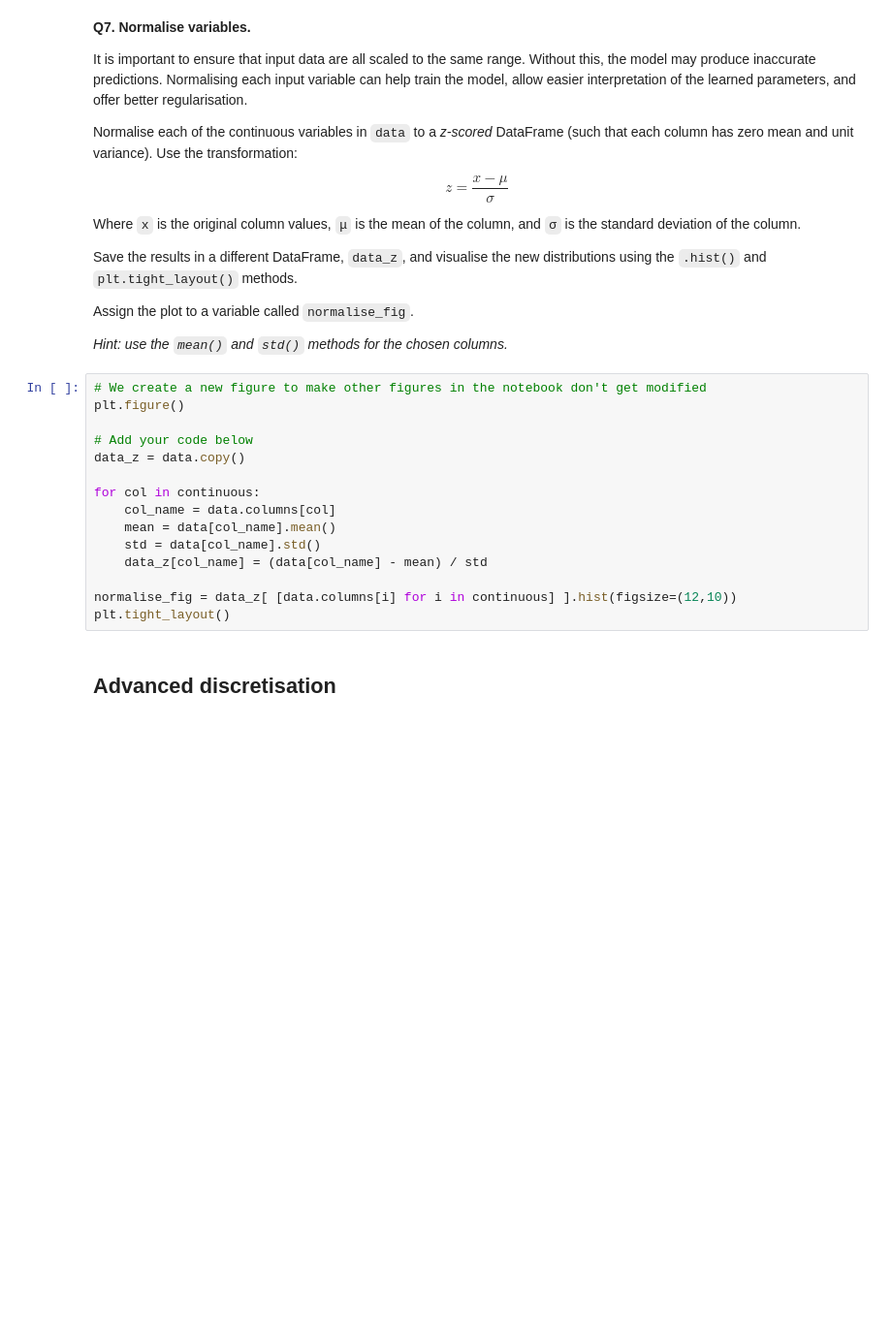
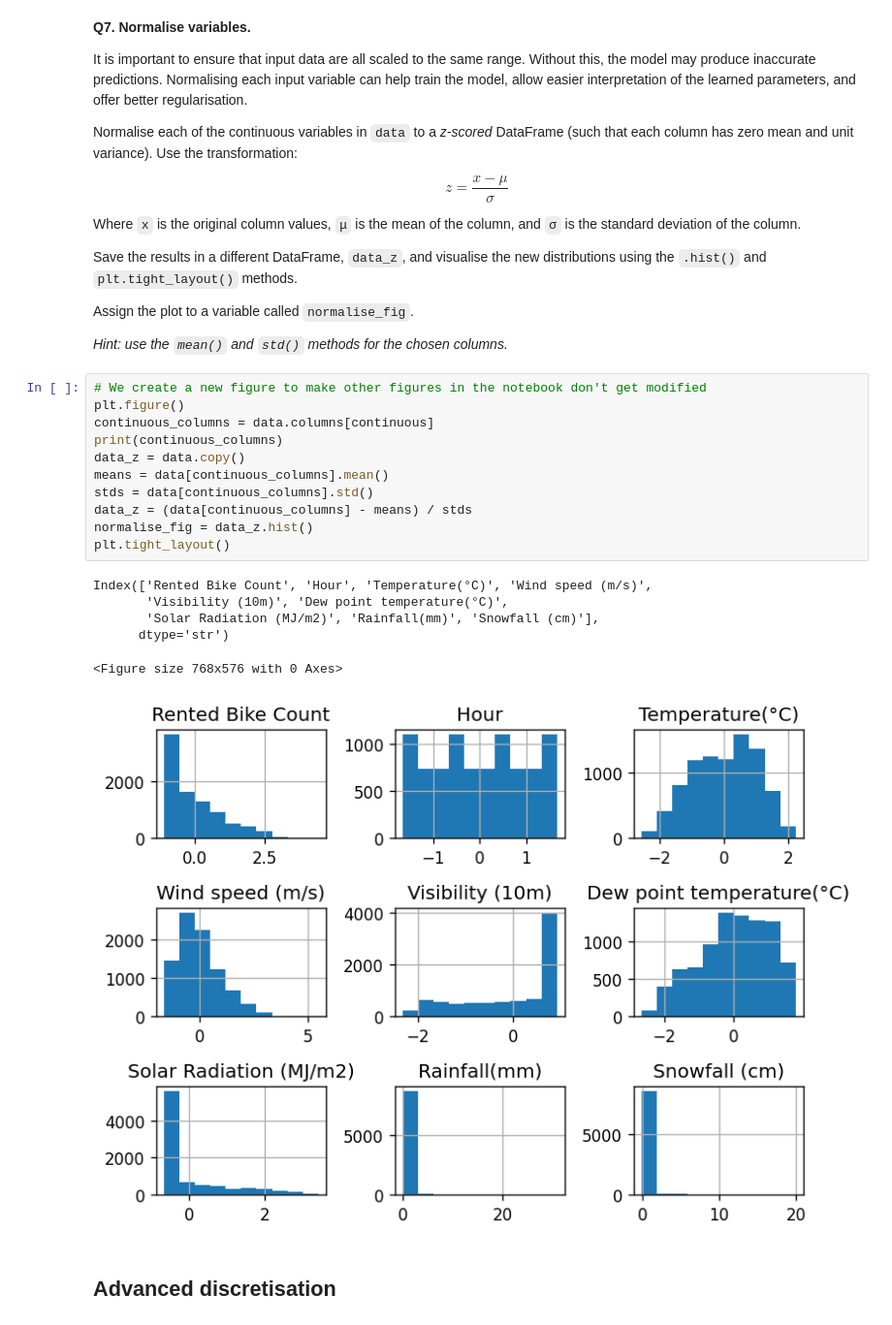
Before and after one commit to asankova/cambridge-spark, a Jupyter notebook: 2-machine-learning-intro/1-seoul-bike-rental-analysis/seoul_bike_rental_analysis.ipynb, the cells around one changed output. Shown at 97% size. Saved outputs shown, nothing was run; the diff lists cells and outputs as text; blank space fills up the shorter version.

```diff
--- a/2-machine-learning-intro/1-seoul-bike-rental-analysis/seoul_bike_rental_analysis.ipynb
+++ b/2-machine-learning-intro/1-seoul-bike-rental-analysis/seoul_bike_rental_analysis.ipynb
@@ -205,18 +267,21 @@ Assign the plot to a variable called `normalise_fig`.
 # %%
 # We create a new figure to make other figures in the notebook don't get modified
 plt.figure()
-
-# Add your code below
+continuous_columns = data.columns[continuous]
+print(continuous_columns)
 data_z = data.copy()
-
-for col in continuous:
-    col_name = data.columns[col]
-    mean = data[col_name].mean()
-    std = data[col_name].std()
-    data_z[col_name] = (data[col_name] - mean) / std
-
-normalise_fig = data_z[ [data.columns[i] for i in continuous] ].hist(figsize=(12,10))
+means = data[continuous_columns].mean()
+stds = data[continuous_columns].std()
+data_z = (data[continuous_columns] - means) / stds
+normalise_fig = data_z.hist()
 plt.tight_layout()
+# %% [output]
+Index(['Rented Bike Count', 'Hour', 'Temperature(°C)', 'Wind speed (m/s)',
+       'Visibility (10m)', 'Dew point temperature(°C)',
+       'Solar Radiation (MJ/m2)', 'Rainfall(mm)', 'Snowfall (cm)'],
+      dtype='str')
+<Figure size 768x576 with 0 Axes>
+[figure, added]
 # %% [markdown]
 ## Advanced discretisation
 # %% [markdown]
```
Also changed, not shown: parts of 18 cells of this notebook, 11 other files.
